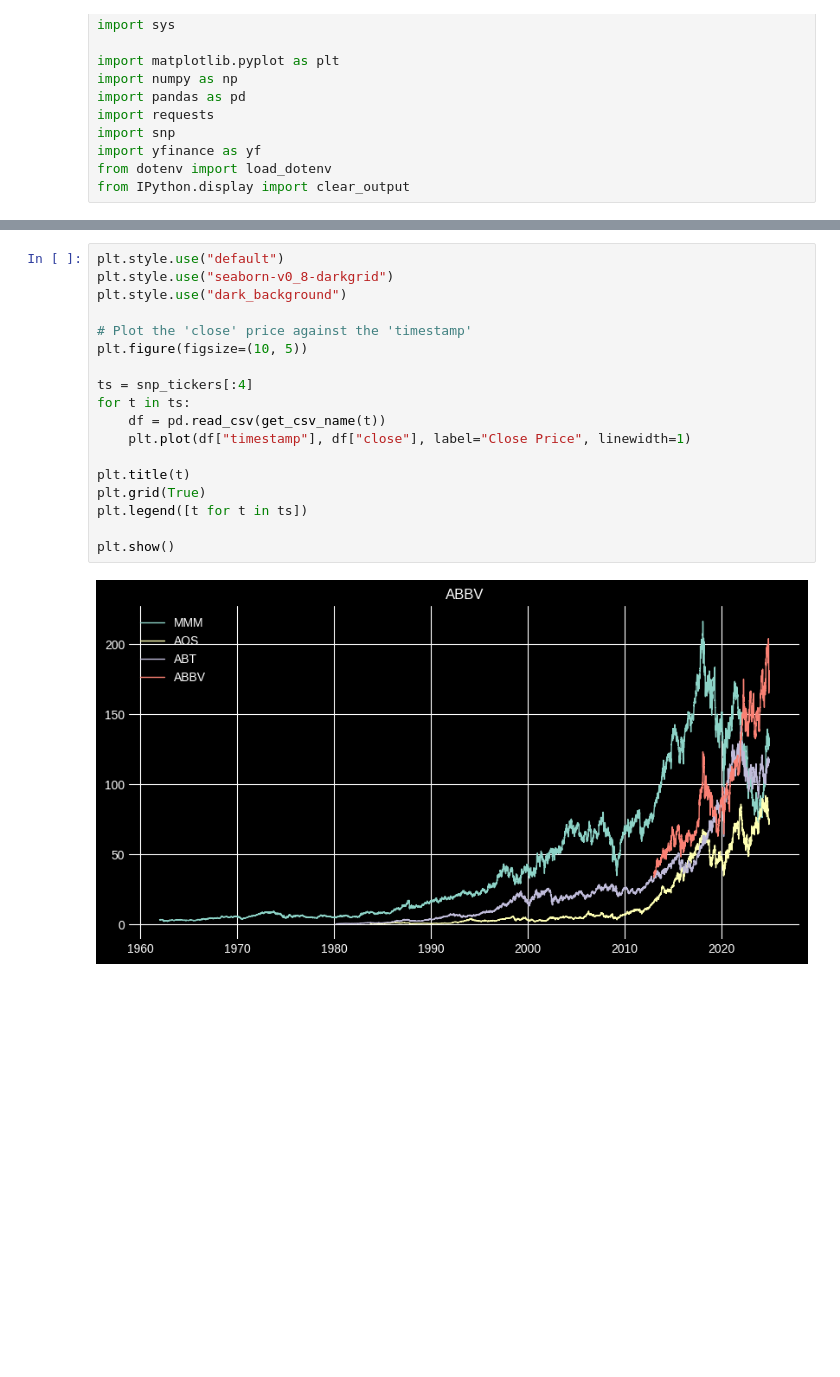
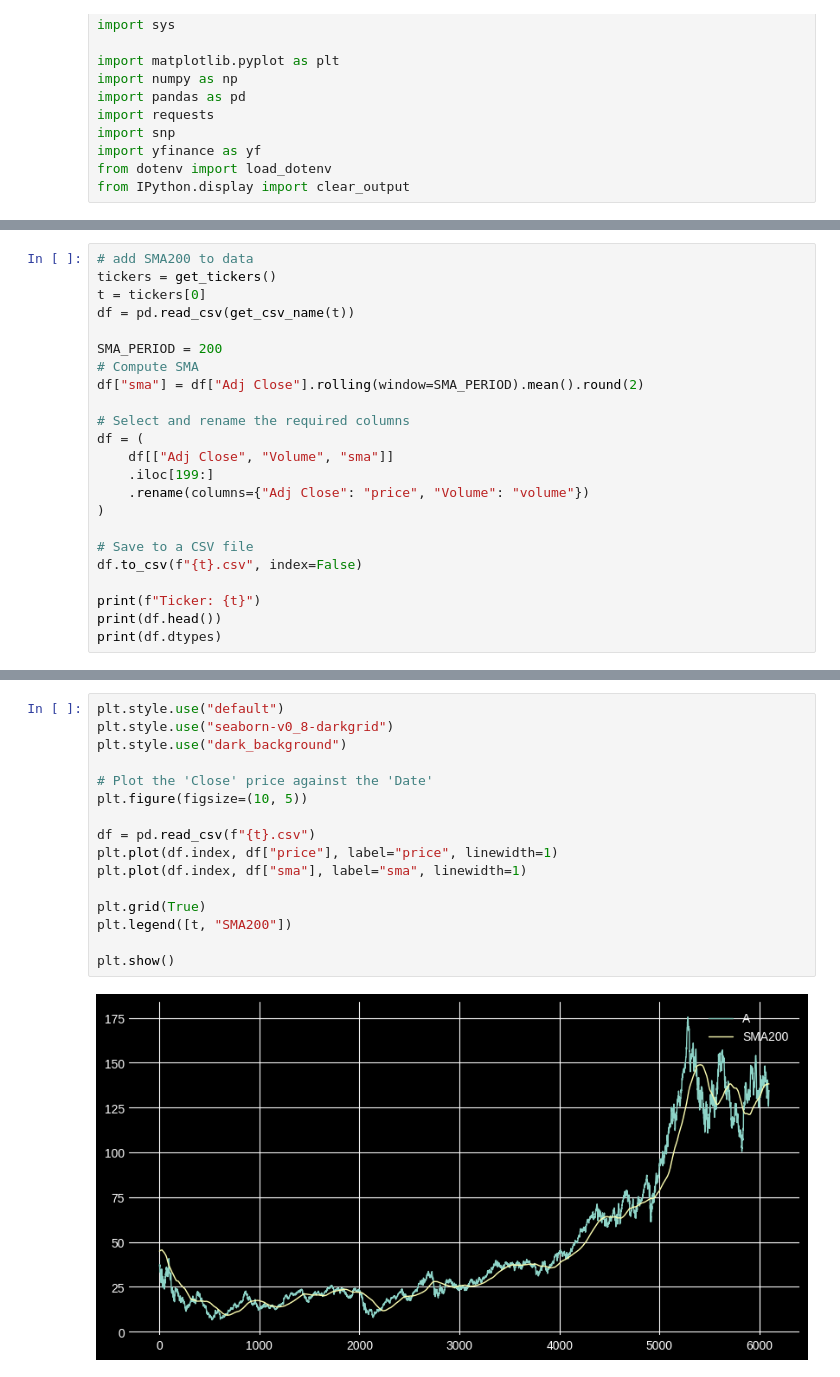
Before and after one commit to ItaiAviad/traider, a Jupyter notebook: model/data/data.ipynb, the cells around one changed output, grey strips where cells are left out. Drawn from its saved outputs; the diff is of its cells as text; blank space fills up the shorter version.

Commit message:
chore: clean data.ipynb, add dataset modifications

```diff
--- a/model/data/data.ipynb
+++ b/model/data/data.ipynb
@@ -133,0 +72,23 @@ dtype: object
+# %%
+# add SMA200 to data
+tickers = get_tickers()
+t = tickers[0]
+df = pd.read_csv(get_csv_name(t))
+
+SMA_PERIOD = 200
+# Compute SMA
+df["sma"] = df["Adj Close"].rolling(window=SMA_PERIOD).mean().round(2)
+
+# Select and rename the required columns
+df = (
+    df[["Adj Close", "Volume", "sma"]]
+    .iloc[199:]
+    .rename(columns={"Adj Close": "price", "Volume": "volume"})
+)
+
+# Save to a CSV file
+df.to_csv(f"{t}.csv", index=False)
+
+print(f"Ticker: {t}")
+print(df.head())
+print(df.dtypes)
@@ -134,20 +107,18 @@ dtype: object
 # %%
 plt.style.use("default")
 plt.style.use("seaborn-v0_8-darkgrid")
 plt.style.use("dark_background")
 
-# Plot the 'close' price against the 'timestamp'
+# Plot the 'Close' price against the 'Date'
 plt.figure(figsize=(10, 5))
 
-ts = snp_tickers[:4]
-for t in ts:
-    df = pd.read_csv(get_csv_name(t))
-    plt.plot(df["timestamp"], df["close"], label="Close Price", linewidth=1)
+df = pd.read_csv(f"{t}.csv")
+plt.plot(df.index, df["price"], label="price", linewidth=1)
+plt.plot(df.index, df["sma"], label="sma", linewidth=1)
 
-plt.title(t)
 plt.grid(True)
-plt.legend([t for t in ts])
+plt.legend([t, "SMA200"])
 
 plt.show()
 # %% [output]
-[figure, old version]
+[figure, new version]
```
Also changed, not shown: parts of 7 cells of this notebook, 2 other files.
